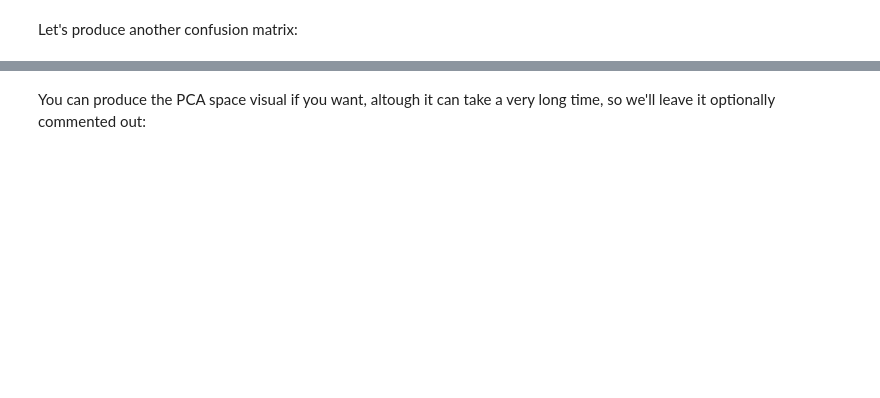
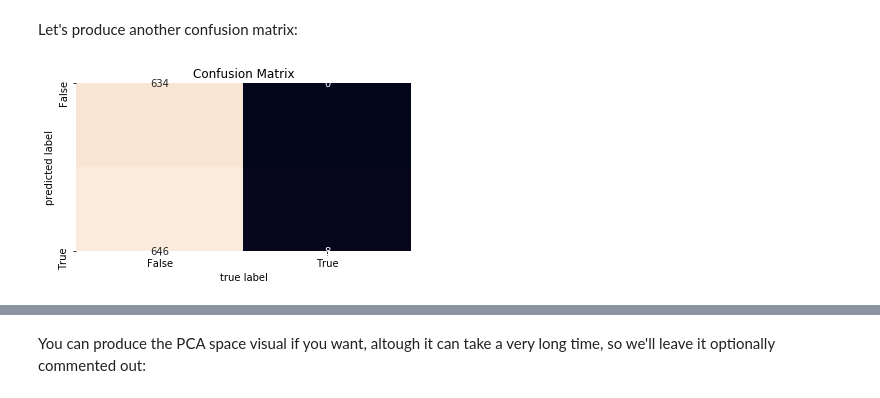
Before and after one commit to vahuja92/content-analysis-20, a Jupyter notebook: week-3/3-Classification.ipynb, the cells around one changed output, grey strips where cells are left out. Drawn from its saved outputs; the diff is of its cells as text; code cells hidden in the pictures; blank space fills up the shorter version.

```diff
--- a/week-3/3-Classification.ipynb
+++ b/week-3/3-Classification.ipynb
@@ -1099,6 +734,8 @@ Testing score:
 # %% [markdown]
 Let's produce another confusion matrix:
 # %%
-lucem_illud_2020.plotConfusionMatrix(clf_knearest, test_ng_df)
+lucem_illud_2020.plotConfusionMatrix(clf_knearest, test_data_df)
+# %% [output]
+[figure, added]
 # %%
 lucem_illud_2020.plotMultiROC(clf_knearest, test_data_df)
```
Also changed, not shown: parts of 58 cells of this notebook.
